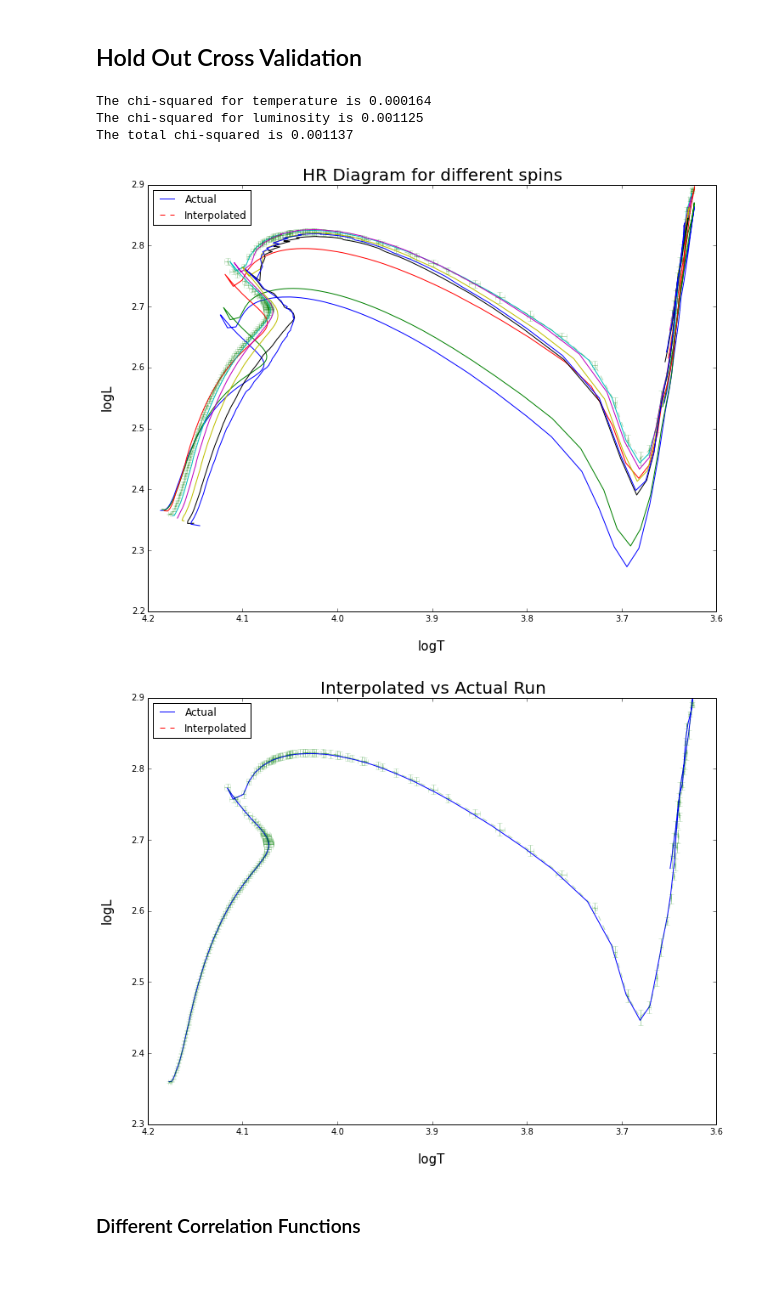
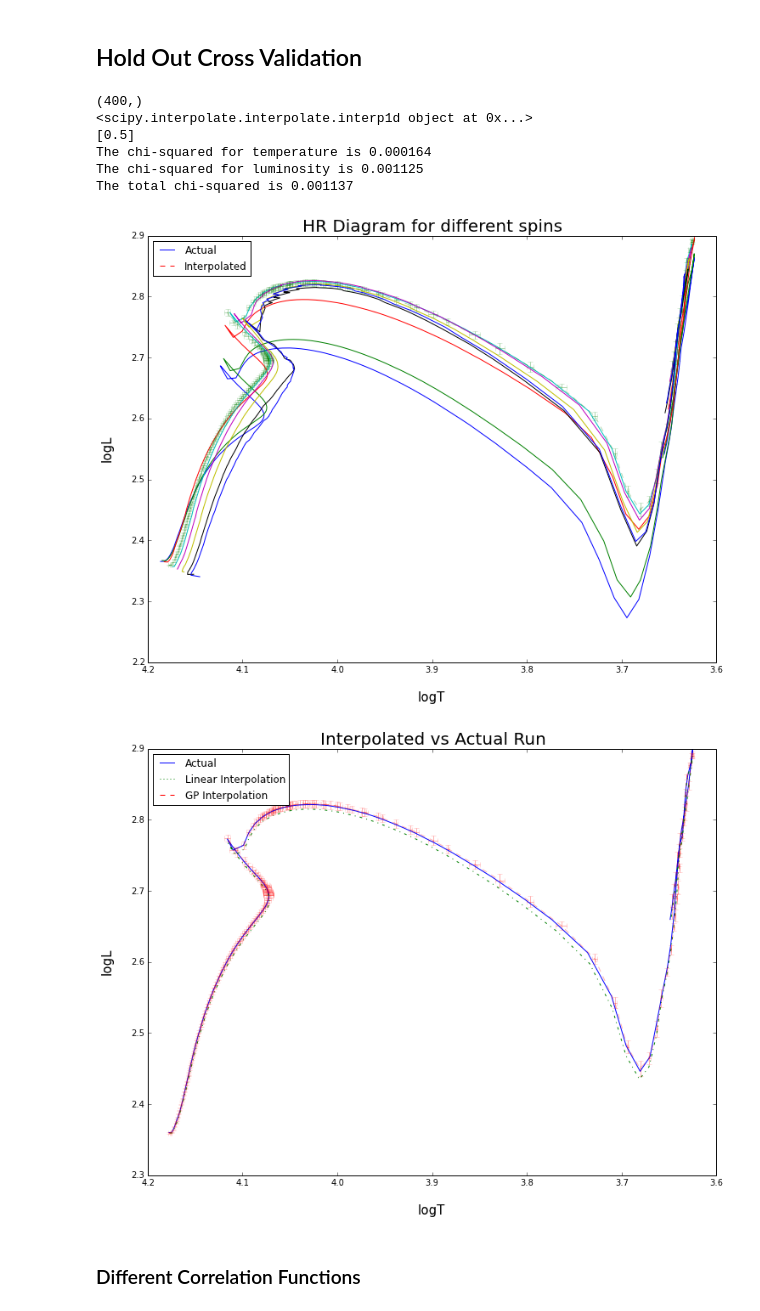
Before and after one commit to lmaesampson/StellarTrackInterpolation, a Jupyter notebook: Python/StarTrack_GP_Interpolation.ipynb, the cells around one changed output. Saved outputs shown, nothing was run; the diff lists cells and outputs as text; code cells hidden in the pictures; blank space fills up the shorter version.

Commit message:
Added the linear interpolation from StarTrack_Interp_ND to the updated code

```diff
--- a/Python/StarTrack_GP_Interpolation.ipynb
+++ b/Python/StarTrack_GP_Interpolation.ipynb
@@ -324,6 +324,7 @@ for i in xrange(len(temp_pred)):
 #set up the line collections
 lc1 = LineCollection([[(0, 0)]], linestyles = ['solid'], colors = ['blue'])
 lc2 = LineCollection([[(0, 0)]], linestyles = ['dashed'], colors = ['red'])
+lc3 = LineCollection([[(0, 0)]], linestyles = ['dotted'], colors = ['green'])
 #create the legend
 plt.legend([lc1, lc2], ['Actual', 'Interpolated'], loc=2)
 # %% [output]
@@ -397,6 +398,30 @@ lum_pred = np.swapaxes(array(lum_pred),0,1)
 lum_sigma = np.swapaxes(array(lum_sigma),0,1)
 
 
+#Do a linear interpolation for the same data
+Llinear=[];
+from scipy.interpolate import interp1d
+for i in xrange(0,400):
+    x=[]
+    y=[]
+
+    x = array(training)[:,parameters[0],i]
+    y = array(training)[:,6,i]   # 6 is the luminosity...see above
+    Llinear.append(interp1d(x,y))
+
+print shape(Llinear)
+
+Tlinear=[];
+from scipy.interpolate import interp1d
+for i in xrange(0,400):
+    x=[]
+    y=[]
+
+    x = array(training)[:,parameters[0],i]
+    y = array(training)[:,7,i]   # 7 is the temperature...see above
+    Tlinear.append(interp1d(x,y))
+
+
 
 ### Plot the observed and interpolated runs in an HR diagram ###
 fig=plt.figure(figsize = (12,9), facecolor = 'white')
@@ -423,6 +448,31 @@ for i in xrange(len(temp_pred)):
 plt.legend([lc1, lc2], ['Actual', 'Interpolated'], loc=2)
 
 
+### Plot the observed and interpolated runs in an HR diagram ###
+#fig=plt.figure(figsize = (12,9), facecolor = 'white')
+#plt.xlabel('logT', labelpad=20, size=15)
+#plt.ylabel('logL', rotation=90, labelpad=20, size=15)
+#plt.title('HR Diagram for different spins', size=20)
+
+#plt.gca().invert_xaxis()
+
+# Min and Max time to plot
+min=0
+max=200
+
+# Plot runs
+#for i in xrange(len(training)):
+ #   q = training[i]
+  #  plt.plot(q[7,min:max], q[6,min:max])
+
+# Plot interpolations
+#for i in xrange(len(temp_pred)):
+ #   plt.errorbar(temp_pred[i,min:max,0], lum_pred[i,min:max,0], xerr=temp_sigma[i,min:max],
+  #               yerr=lum_sigma[i,min:max], linestyle='--', alpha=.3)
+
+#plt.legend([lc1, lc2], ['Actual', 'Interpolated'], loc=2)
+
+
 
 
 ### Now, compare the interpolated run with the actual run ###
@@ -434,17 +484,28 @@ plt.title('Interpolated vs Actual Run', size=20)
 
 plt.gca().invert_xaxis()
 
+Tplot=[]; Lplot=[];
+
+print Tlinear[0]
+print interp
+for i in xrange(200):
+    Tplot.append(Tlinear[i](interp));
+    Lplot.append(Llinear[i](interp));
+
+
 # Plot run
 for i in xrange(len(testing)):
     q = testing[i]
     plt.plot(q[7,min:max], q[6,min:max])
+
+plt.plot(Tplot,Lplot, linestyle ='-.')
 
 # Plot interpolation
 for i in xrange(len(temp_pred)):
     plt.errorbar(temp_pred[i,min:max,0], lum_pred[i,min:max,0], xerr=temp_sigma[i,min:max],
                  yerr=lum_sigma[i,min:max], linestyle='--', alpha=.3)
 
-plt.legend([lc1, lc2], ['Actual', 'Interpolated'], loc=2)
+plt.legend([lc1,lc3,lc2], ['Actual', 'Linear Interpolation', 'GP Interpolation'], loc=2)
 
 
 
@@ -456,34 +517,37 @@ index = 0    # Which index in the array interp to compute Chi Squared for
 obs_temp = array(testing)[0,7,min:max]
 obs_lum = array(testing)[0,6,min:max]
 exp_temp = array(temp_pred[index,min:max,0])
 exp_lum = array(lum_pred[index,min:max,0])
 
 chi_temp=0
 i=0
 while i < len(obs_temp):
     q = ((obs_temp[i]-exp_temp[i])**2)/exp_temp[i]
     chi_temp = chi_temp + q
     i+=1
 
 chi_lum=0
 i=0
 while i < len(obs_lum):
     q = ((obs_lum[i]-exp_lum[i])**2)/exp_lum[i]
     chi_lum = chi_lum + q
     i+=1
 
 # Add in quadrature
 chi_squared=sqrt(chi_temp**2 + chi_lum**2)
 
 print 'The chi-squared for temperature is %f' %chi_temp
 print 'The chi-squared for luminosity is %f' %chi_lum
 print 'The total chi-squared is %f' %chi_squared
 # %% [output]
+(400,)
+<scipy.interpolate.interpolate.interp1d object at 0x...>
+[0.5]
 The chi-squared for temperature is 0.000164
 The chi-squared for luminosity is 0.001125
 The total chi-squared is 0.001137
 [figure]
-[figure, old version]
+[figure, new version]
 # %% [markdown]
 ### Different Correlation Functions
 # %%
```
Also changed, not shown: parts of 5 cells of this notebook.
